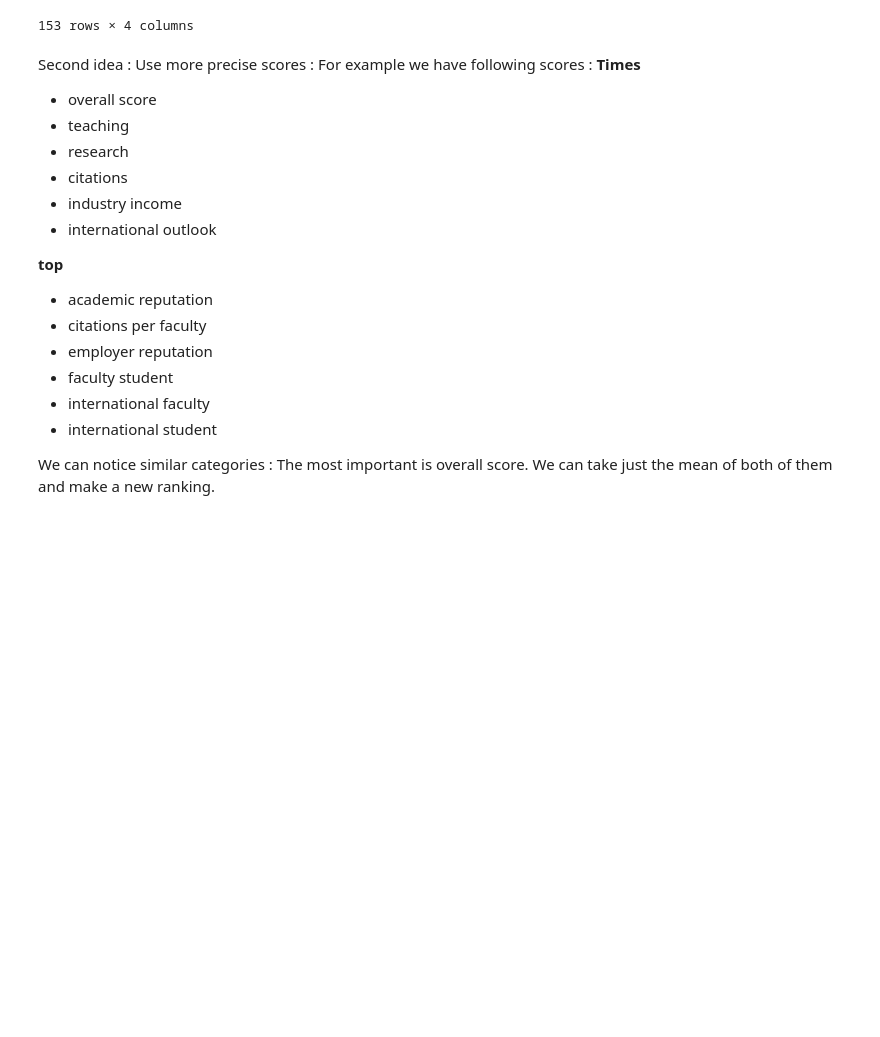
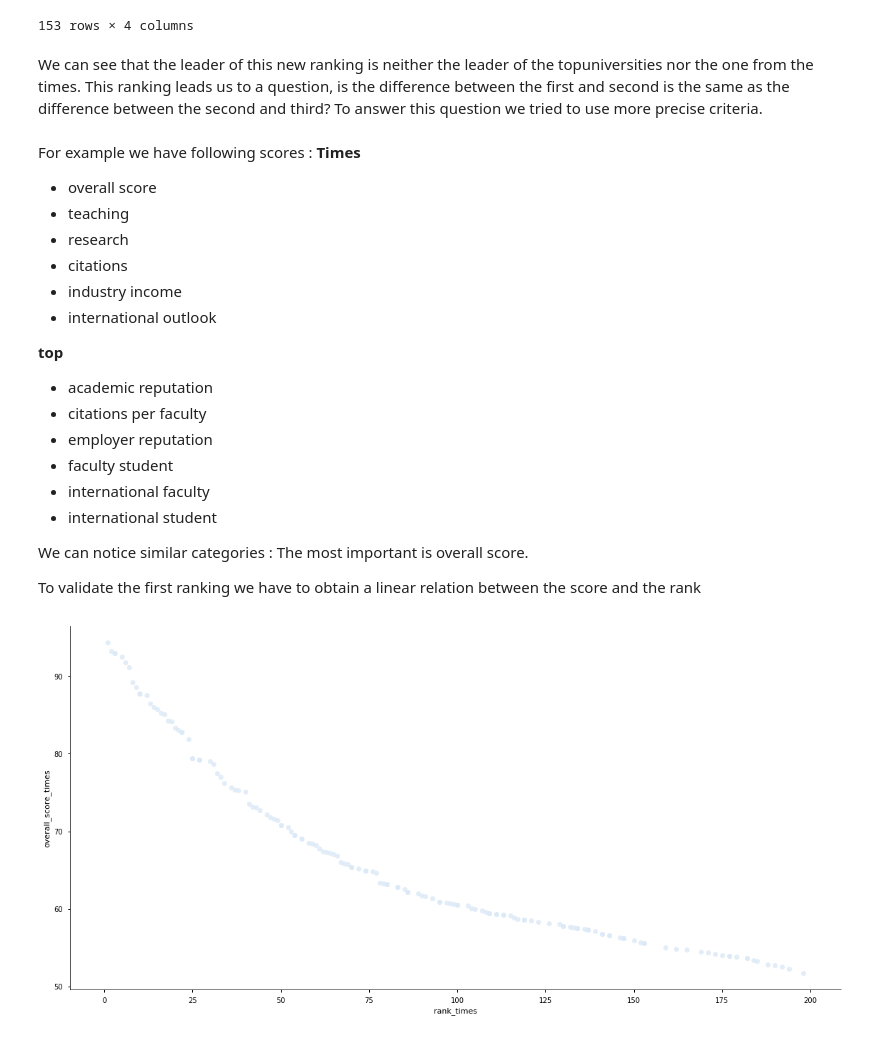
Before and after one commit to ImLemni/ada-epfl, a Jupyter notebook: 02-Data/homework2.ipynb, the cells around one changed output. Saved outputs shown, nothing was run; the diff lists cells and outputs as text; code cells hidden in the pictures; blank space fills up the shorter version.

```diff
--- a/02-Data/homework2.ipynb
+++ b/02-Data/homework2.ipynb
@@ -881,9 +882,11 @@ merging_rank[["name","mean_of_rank","rank_times","rank_top_universities"]]
 | 151 | University of Cape Town | 181.0 | 171 | 191 |
 | 152 | Scuola Normale Superiore di Pisa | 188.0 | 184 | 192 |
 153 rows × 4 columns
+# %% [markdown]
+We can see that the leader of this new ranking is neither the leader of the topuniversities nor the one from the times.
+This ranking leads us to a question, is the difference between the first and second is the same as the difference between the second and third?
+To answer this question we tried to use more precise criteria.
 # %% [markdown]
-Second idea :
-Use more precise scores :
 For example we have following scores :
 **Times**
 * overall score
@@ -903,4 +906,9 @@ For example we have following scores :
 
 We can notice similar categories :
 The most important is overall score.
-We can take just the mean of both of them and make a new ranking.
+
+To validate the first ranking we have to obtain a linear relation between the score and the rank
+# %%
+p=seaborn.lmplot("rank_times", "overall_score_times",data=m,fit_reg=False,size=8,aspect=2)
+# %% [output]
+[figure, added]
```
Also changed, not shown: parts of 18 cells of this notebook.
